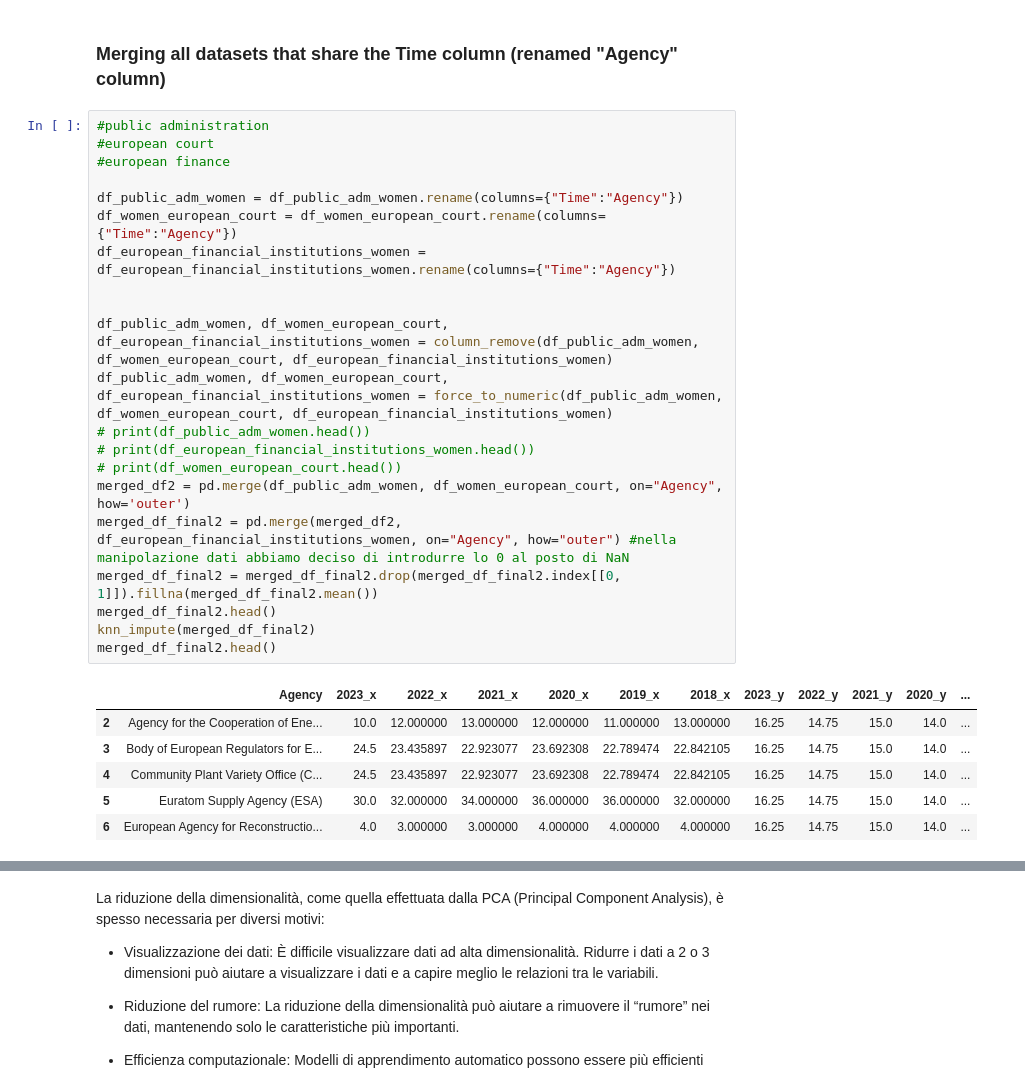
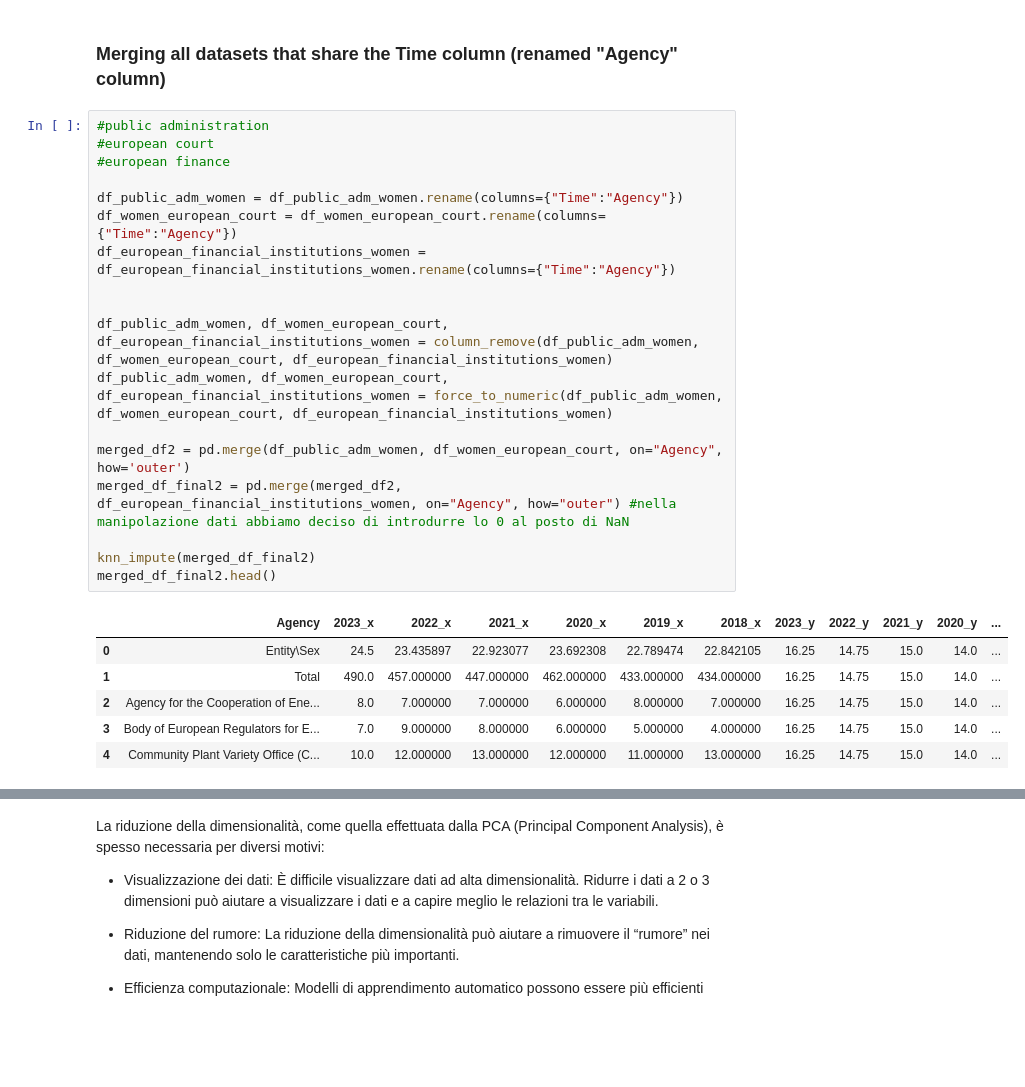
Before and after one commit to alicepicco333/wipEU, a Jupyter notebook: technical_analysis/geomashup.ipynb, the cells around one changed output, grey strips where cells are left out. Drawn from its saved outputs; the diff is of its cells as text; blank space fills up the shorter version.

```diff
--- a/technical_analysis/geomashup.ipynb
+++ b/technical_analysis/geomashup.ipynb
@@ -464,31 +413,28 @@ plt.show()
 # %%
 #public administration
 #european court
 #european finance
 
 df_public_adm_women = df_public_adm_women.rename(columns={"Time":"Agency"})
 df_women_european_court = df_women_european_court.rename(columns={"Time":"Agency"})
 df_european_financial_institutions_women = df_european_financial_institutions_women.rename(columns={"Time":"Agency"})
 
 
 df_public_adm_women, df_women_european_court, df_european_financial_institutions_women = column_remove(df_public_adm_women, df_women_european_court, df_european_financial_institutions_women)
 df_public_adm_women, df_women_european_court, df_european_financial_institutions_women = force_to_numeric(df_public_adm_women, df_women_european_court, df_european_financial_institutions_women)
-# print(df_public_adm_women.head())
-# print(df_european_financial_institutions_women.head())
-# print(df_women_european_court.head())
+
 merged_df2 = pd.merge(df_public_adm_women, df_women_european_court, on="Agency", how='outer')
 merged_df_final2 = pd.merge(merged_df2, df_european_financial_institutions_women, on="Agency", how="outer") #nella manipolazione dati abbiamo deciso di introdurre lo 0 al posto di NaN
-merged_df_final2 = merged_df_final2.drop(merged_df_final2.index[[0, 1]]).fillna(merged_df_final2.mean())
-merged_df_final2.head()
+
 knn_impute(merged_df_final2)
 merged_df_final2.head()
 # %% [output]
 |  | Agency | 2023_x | 2022_x | 2021_x | 2020_x | 2019_x | 2018_x | 2023_y | 2022_y | 2021_y | 2020_y | ... |
-| 2 | Agency for the Cooperation of Ene... | 10.0 | 12.000000 | 13.000000 | 12.000000 | 11.000000 | 13.000000 | 16.25 | 14.75 | 15.0 | 14.0 | ... |
-| 3 | Body of European Regulators for E... | 24.5 | 23.435897 | 22.923077 | 23.692308 | 22.789474 | 22.842105 | 16.25 | 14.75 | 15.0 | 14.0 | ... |
-| 4 | Community Plant Variety Office (C... | 24.5 | 23.435897 | 22.923077 | 23.692308 | 22.789474 | 22.842105 | 16.25 | 14.75 | 15.0 | 14.0 | ... |
-| 5 | Euratom Supply Agency (ESA) | 30.0 | 32.000000 | 34.000000 | 36.000000 | 36.000000 | 32.000000 | 16.25 | 14.75 | 15.0 | 14.0 | ... |
-| 6 | European Agency for Reconstructio... | 4.0 | 3.000000 | 3.000000 | 4.000000 | 4.000000 | 4.000000 | 16.25 | 14.75 | 15.0 | 14.0 | ... |
+| 0 | Entity\Sex | 24.5 | 23.435897 | 22.923077 | 23.692308 | 22.789474 | 22.842105 | 16.25 | 14.75 | 15.0 | 14.0 | ... |
+| 1 | Total | 490.0 | 457.000000 | 447.000000 | 462.000000 | 433.000000 | 434.000000 | 16.25 | 14.75 | 15.0 | 14.0 | ... |
+| 2 | Agency for the Cooperation of Ene... | 8.0 | 7.000000 | 7.000000 | 6.000000 | 8.000000 | 7.000000 | 16.25 | 14.75 | 15.0 | 14.0 | ... |
+| 3 | Body of European Regulators for E... | 7.0 | 9.000000 | 8.000000 | 6.000000 | 5.000000 | 4.000000 | 16.25 | 14.75 | 15.0 | 14.0 | ... |
+| 4 | Community Plant Variety Office (C... | 10.0 | 12.000000 | 13.000000 | 12.000000 | 11.000000 | 13.000000 | 16.25 | 14.75 | 15.0 | 14.0 | ... |
 # %%
 spearman_corr2 = merged_df_final2.corr(method='spearman')
 
```
Also changed, not shown: parts of 18 cells of this notebook.
